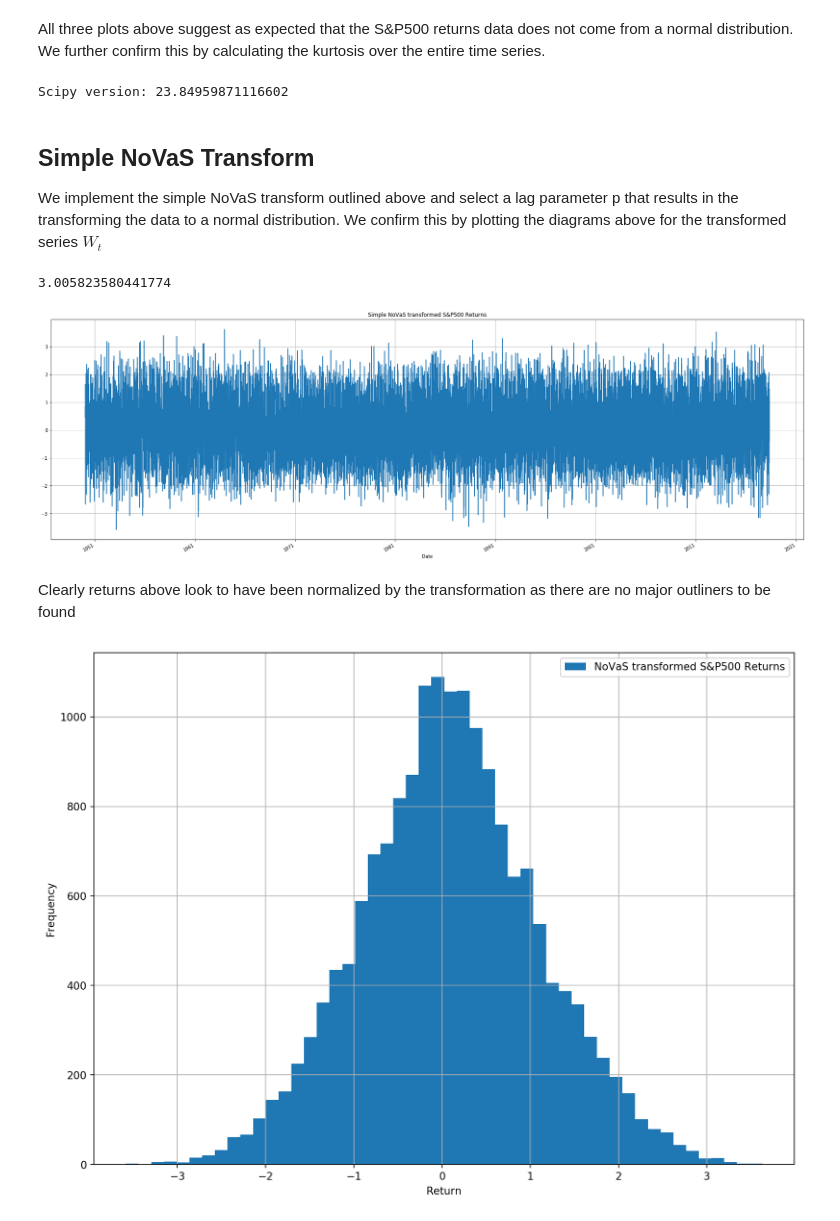
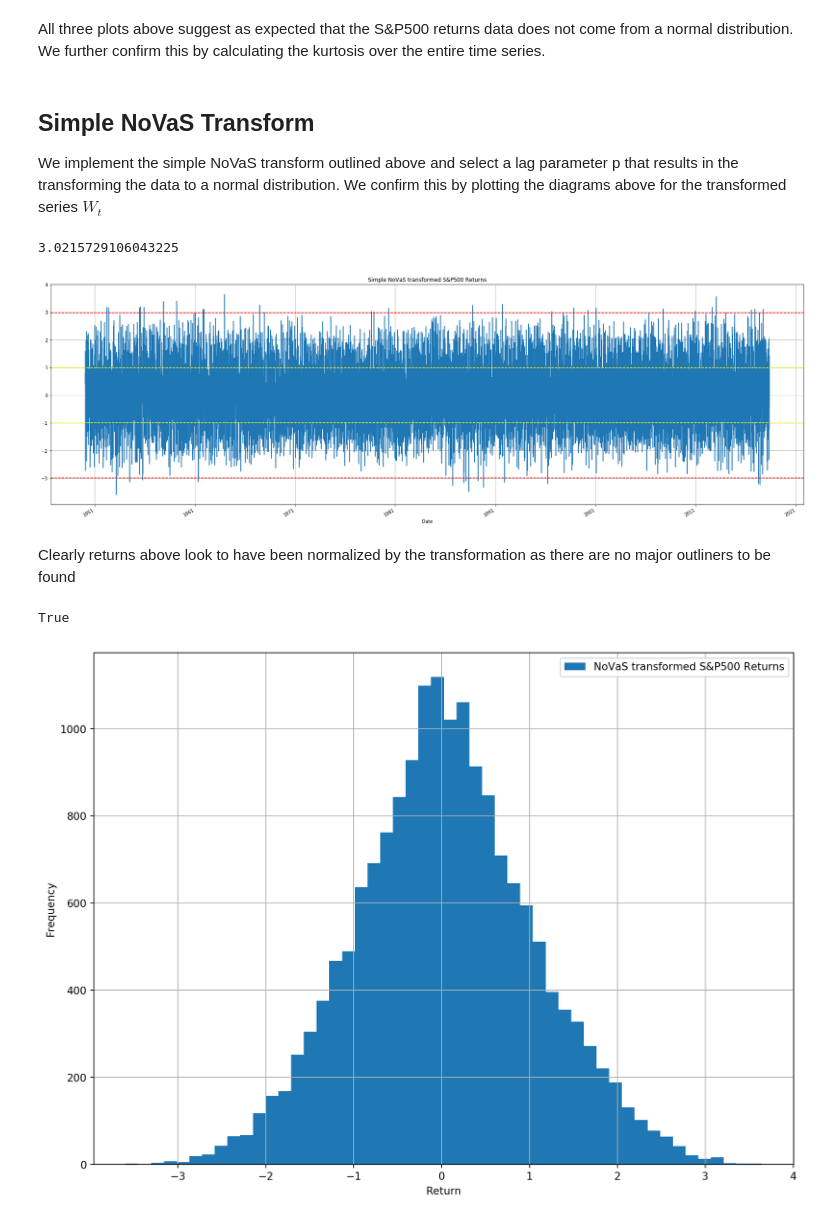
Before and after one commit to ngurnani/VolatilityPrediction, a Jupyter notebook: src/NoVaS.ipynb, the cells around one changed output. Cells and saved outputs as stored; diff of their text form; code cells hidden in the pictures.

Commit message:
finished simple_novas_prediction, need to check for errors

```diff
--- a/src/NoVaS.ipynb
+++ b/src/NoVaS.ipynb
@@ -37,8 +27,9 @@ sp500_data = pd.read_csv("./data/sp500index.csv")
 sp500_data.index = sp500_data["Date"].astype('datetime64[ns]')
 sp500_data.drop(columns=['Date'],inplace=True)
 
-# convert to returns
+# convert to returns and normalize returns
 sp500_returns = sp500_data['Close'].pct_change()[1:]
+sp500_returns = (sp500_returns - np.mean(sp500_returns))/np.std(sp500_returns) # normalize to have mean 0 std 1
 # %% [markdown]
 ## S&P 500 Returns Exploration
 # %%
@@ -70,11 +71,5 @@ plt.title("Normal Q-Q plot");
 # %% [markdown]
 All three plots above suggest as expected that the S&P500 returns data does not come from a normal distribution. We further confirm this by calculating the kurtosis over the entire time series.
-# %%
-# testing kurtosis functions
-scipy_kurtosis = kurtosis(sp500_returns, fisher=False)
-print("Scipy version:", scipy_kurtosis)
-# %% [output]
-Scipy version: 23.84959871116602
 # %% [markdown]
 ## Simple NoVaS Transform
 
@@ -111,13 +106,27 @@ W_t = simple_novas(sp500_returns,16)
 W_t.index = sp500_returns.index[15:]
 kurtosis(W_t, fisher=False) # using pearson definition where Normal kurtosis = 3
 # %% [output]
-3.005823580441774
+3.0215729106043225
+# %%
+# Sample values from a normal distribution
+X2 = np.random.normal(0, 1, 9000)
 # %%
-W_t.plot(title='Simple NoVaS transformed S&P500 Returns',grid=True, figsize=(30, 10));
+W_t.plot(title='Simple NoVaS transformed S&P500 Returns',grid=True, figsize=(30, 10))
+plt.axhline(X2.std(), color='yellow', linestyle='--')
+plt.axhline(-X2.std(), color='yellow', linestyle='--')
+plt.axhline(3*X2.std(), color='red', linestyle='--')
+plt.axhline(-3*X2.std(), color='red', linestyle='--');
 # %% [output]
-[figure, old version]
+[figure, new version]
 # %% [markdown]
 Clearly returns above look to have been normalized by the transformation as there are no major outliners to be found
+# %%
+# check constraint 10.13 in chapter 10 is satisfied
+a0 = 1/16
+constraint_check = a0 <= 1/9
+print(constraint_check)
+# %% [output]
+True
 # %%
 plt.figure(figsize=(12, 9), dpi=190)
 plt.hist(W_t, bins=50)
@@ -126,5 +135,5 @@ plt.xlabel('Return')
 plt.ylabel('Frequency')
 plt.legend(['NoVaS transformed S&P500 Returns']);
 # %% [output]
-[figure, old version]
+[figure, new version]
 # %%
```
Also changed, not shown: parts of 17 cells of this notebook, 2 other files.
